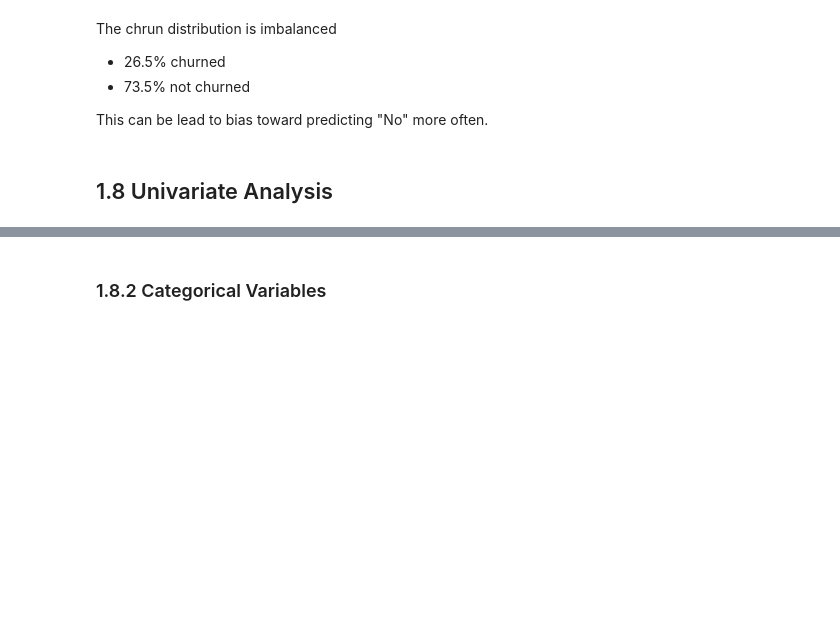
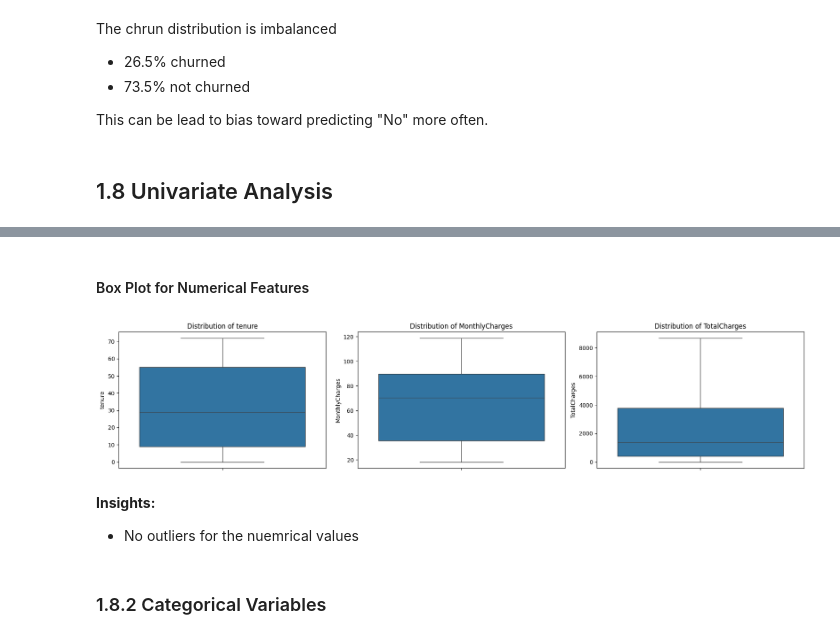
Before and after one commit to awithaaa/telco-customer-churn, a Jupyter notebook: Telco_Customer_Churn.ipynb, the cells around one changed output, grey strips where cells are left out. Saved outputs shown, nothing was run; the diff lists cells and outputs as text; code cells hidden in the pictures; blank space fills up the shorter version.

```diff
--- a/Telco_Customer_Churn.ipynb
+++ b/Telco_Customer_Churn.ipynb
@@ -230,3 +196,20 @@ plt.show()
+# %% [markdown]
+#### Box Plot for Numerical Features
+# %%
+fig, axes = plt.subplots(1, len(num_cols), figsize=(6 * len(num_cols), 4))
+
+for i, col in enumerate(num_cols):
+  sns.boxplot(y=df[col], ax=axes[i])
+  axes[i].set_title(f"Distribution of {col}")
+  axes[i].set_ylabel(col)
+
+plt.tight_layout()
+plt.show()
+# %% [output]
+[figure, added]
+# %% [markdown]
+**Insights:**
+- No outliers for the nuemrical values
 # %% [markdown]
 ### 1.8.2 Categorical Variables
 # %%
```
Also changed, not shown: parts of 15 cells of this notebook.
